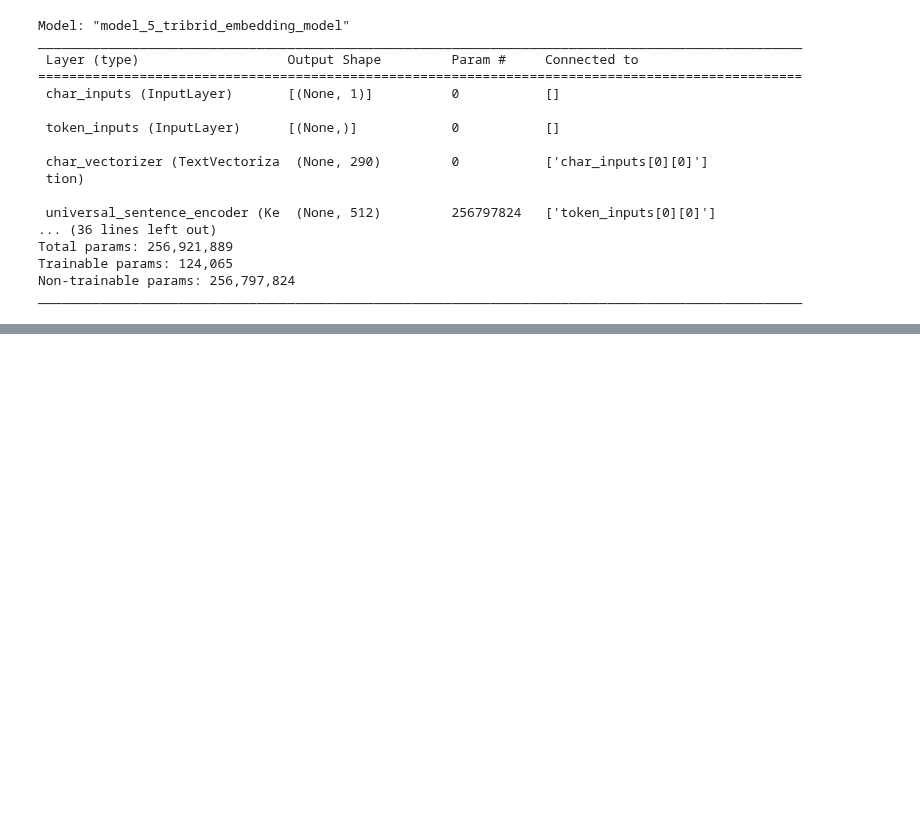
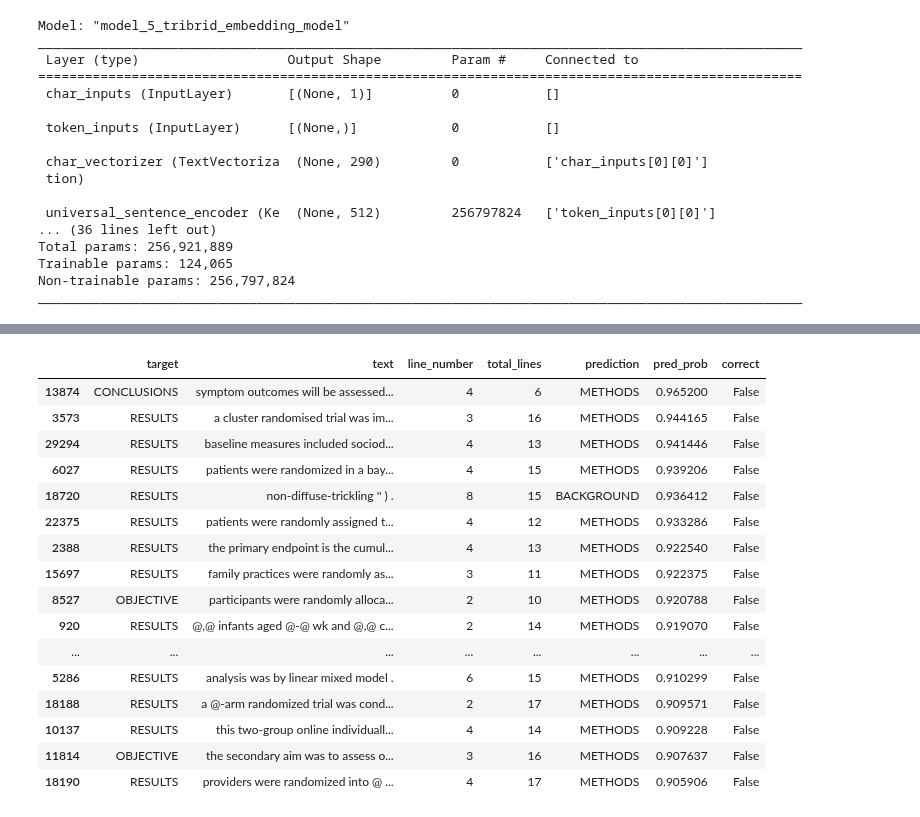
Before and after one commit to Nikhil-Nandam/TensorFlow-Notebooks, a Jupyter notebook: 09_SkimLit_NLP_Milestone_Project_2.ipynb, the cells around one changed output, grey strips where cells are left out. Drawn from its saved outputs; the diff is of its cells as text; code cells hidden in the pictures; blank space fills up the shorter version.

```diff
--- a/09_SkimLit_NLP_Milestone_Project_2.ipynb
+++ b/09_SkimLit_NLP_Milestone_Project_2.ipynb
@@ -1374,0 +1628,22 @@ plot_model(model_5, show_shapes=True)
+# %%
+# Find top 20 most wrong samples
+top_20_wrong = test_df[test_df["correct"] == False].sort_values("pred_prob", ascending=False)[:20]
+top_20_wrong
+# %% [output]
+|  | target | text | line_number | total_lines | prediction | pred_prob | correct |
+| 13874 | CONCLUSIONS | symptom outcomes will be assessed... | 4 | 6 | METHODS | 0.965200 | False |
+| 3573 | RESULTS | a cluster randomised trial was im... | 3 | 16 | METHODS | 0.944165 | False |
+| 29294 | RESULTS | baseline measures included sociod... | 4 | 13 | METHODS | 0.941446 | False |
+| 6027 | RESULTS | patients were randomized in a bay... | 4 | 15 | METHODS | 0.939206 | False |
+| 18720 | RESULTS | non-diffuse-trickling '' ) . | 8 | 15 | BACKGROUND | 0.936412 | False |
+| 22375 | RESULTS | patients were randomly assigned t... | 4 | 12 | METHODS | 0.933286 | False |
+| 2388 | RESULTS | the primary endpoint is the cumul... | 4 | 13 | METHODS | 0.922540 | False |
+| 15697 | RESULTS | family practices were randomly as... | 3 | 11 | METHODS | 0.922375 | False |
+| 8527 | OBJECTIVE | participants were randomly alloca... | 2 | 10 | METHODS | 0.920788 | False |
+| 920 | RESULTS | @,@ infants aged @-@ wk and @,@ c... | 2 | 14 | METHODS | 0.919070 | False |
+| ... | ... | ... | ... | ... | ... | ... | ... |
+| 5286 | RESULTS | analysis was by linear mixed model . | 6 | 15 | METHODS | 0.910299 | False |
+| 18188 | RESULTS | a @-arm randomized trial was cond... | 2 | 17 | METHODS | 0.909571 | False |
+| 10137 | RESULTS | this two-group online individuall... | 4 | 14 | METHODS | 0.909228 | False |
+| 11814 | OBJECTIVE | the secondary aim was to assess o... | 3 | 16 | METHODS | 0.907637 | False |
+| 18190 | RESULTS | providers were randomized into @ ... | 4 | 17 | METHODS | 0.905906 | False |
```
Also changed, not shown: parts of 80 cells of this notebook.
